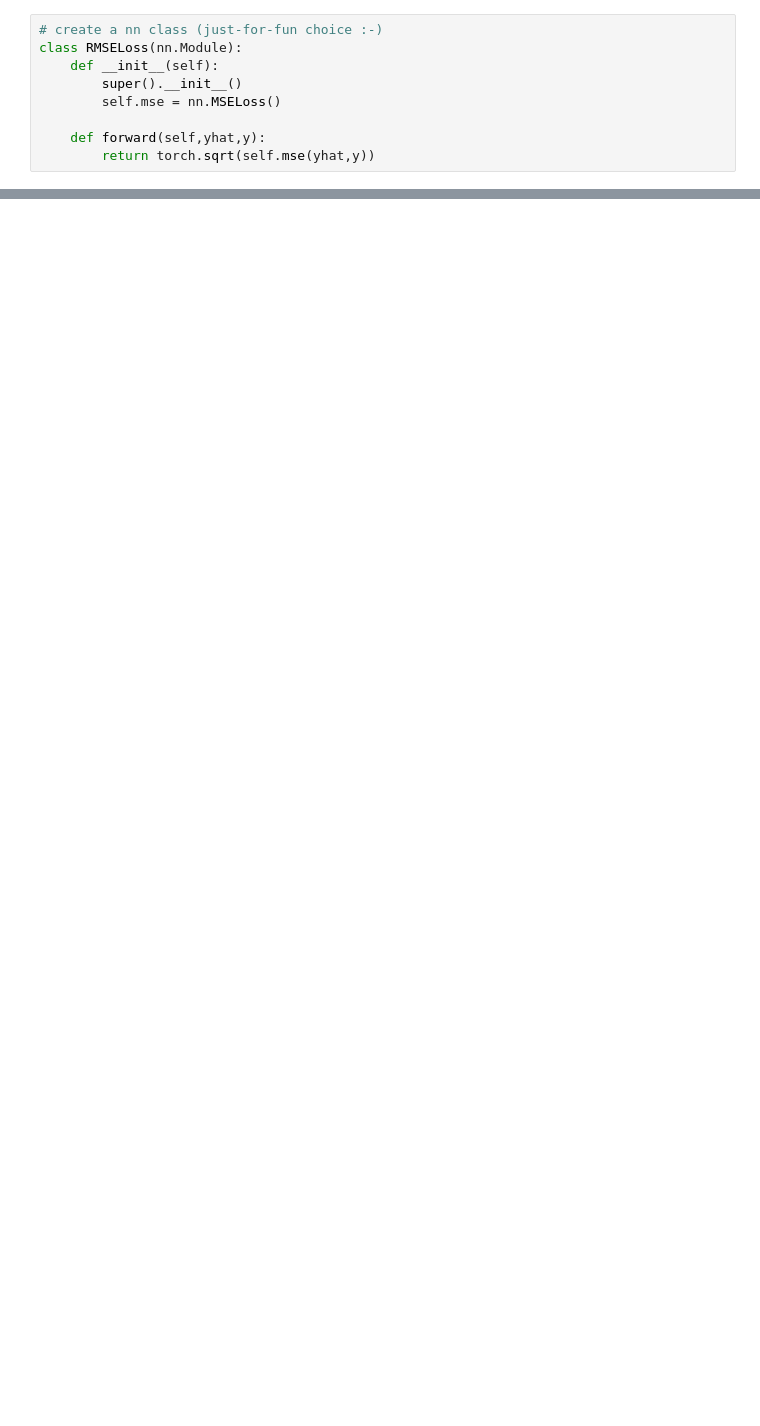
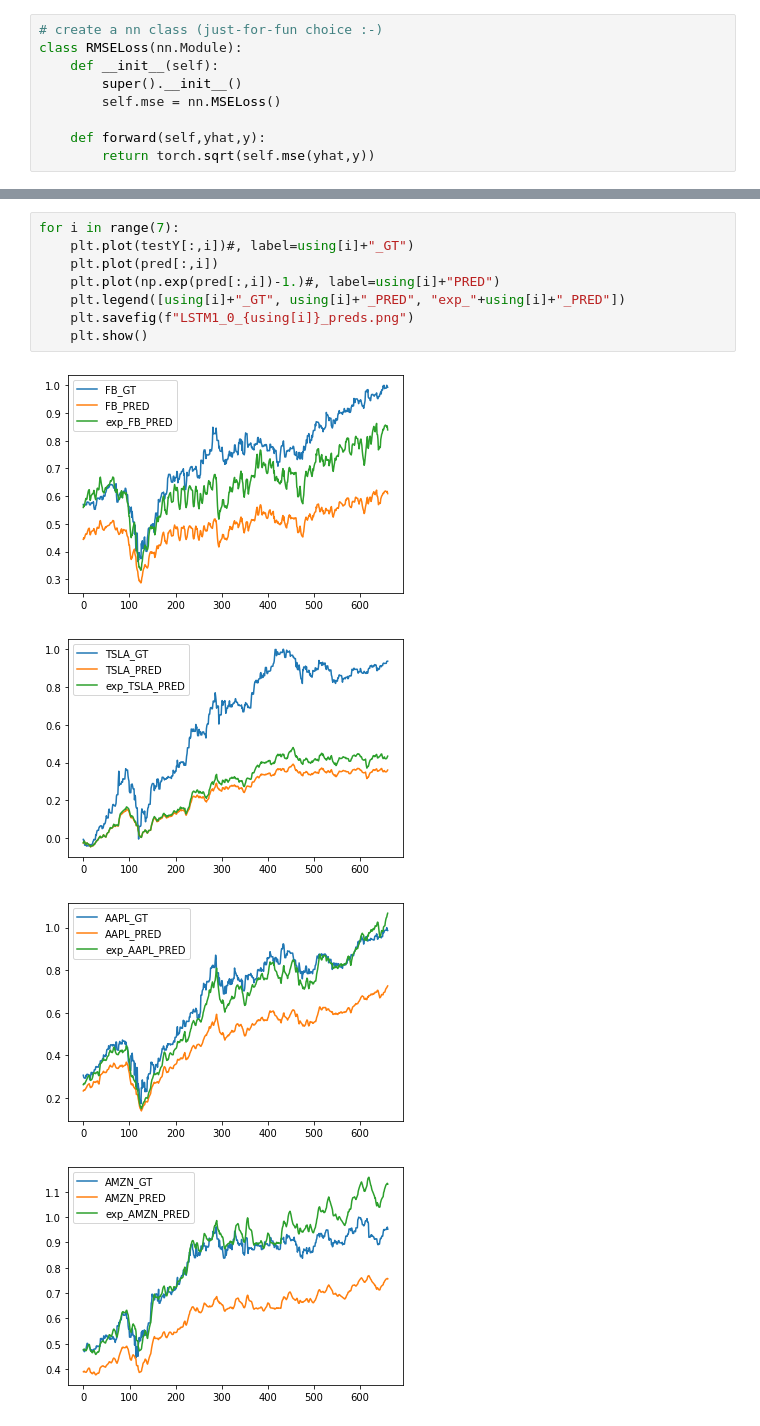
Before and after one commit to soraew/stock_quantiative_analysis, a Jupyter notebook: src/7_ANN/LSTM_preprocess_draft.ipynb, the cells around one changed output, grey strips where cells are left out. Cells and saved outputs as stored; diff of their text form; blank space fills up the shorter version.

```diff
--- a/src/7_ANN/LSTM_preprocess_draft.ipynb
+++ b/src/7_ANN/LSTM_preprocess_draft.ipynb
@@ -399,0 +468,13 @@ Epoch: 0, loss: 0.2383776605129242, valid loss:0.4665040373802185
+# %%
+for i in range(7):
+    plt.plot(testY[:,i])#, label=using[i]+"_GT")
+    plt.plot(pred[:,i])
+    plt.plot(np.exp(pred[:,i])-1.)#, label=using[i]+"PRED")
+    plt.legend([using[i]+"_GT", using[i]+"_PRED", "exp_"+using[i]+"_PRED"])
+    plt.savefig(f"LSTM1_0_{using[i]}_preds.png")
+    plt.show()
+# %% [output]
+[figure, added]
+[figure, added]
+[figure, added]
+[figure, added]
```
Also changed, not shown: parts of 11 cells of this notebook, 8 other files.
